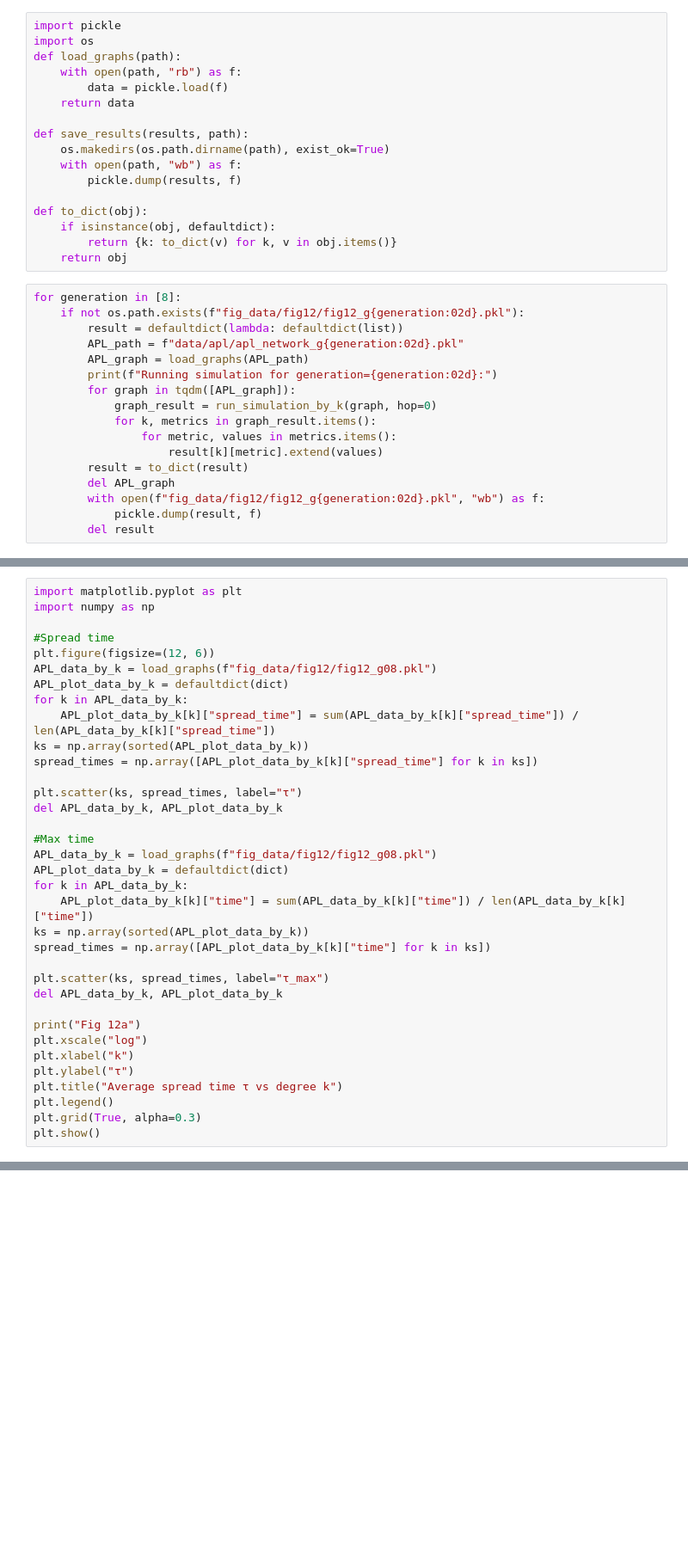
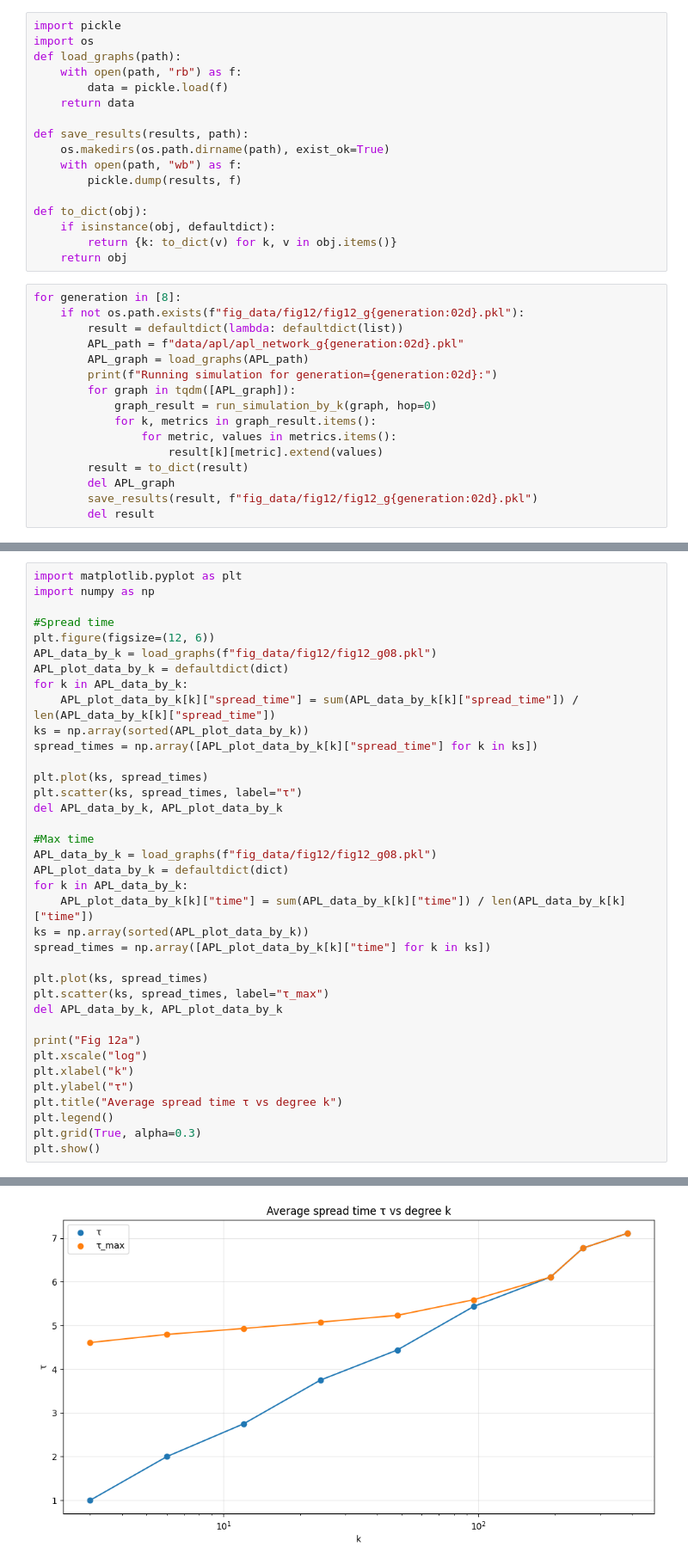
Before and after one commit to DoDoanHoangDu/GossipSpreadSimulation, a Jupyter notebook: simulation_fig12.ipynb, the cells around one changed output, grey strips where cells are left out. Shown at 86% size. Drawn from its saved outputs; the diff is of its cells as text; blank space fills up the shorter version.

```diff
--- a/simulation_fig12.ipynb
+++ b/simulation_fig12.ipynb
@@ -100,6 +100,5 @@ for generation in [8]:
                     result[k][metric].extend(values)
         result = to_dict(result)
         del APL_graph
-        with open(f"fig_data/fig12/fig12_g{generation:02d}.pkl", "wb") as f:
-            pickle.dump(result, f)
+        save_results(result, f"fig_data/fig12/fig12_g{generation:02d}.pkl")
         del result
@@ -116,6 +117,7 @@ for k in APL_data_by_k:
 ks = np.array(sorted(APL_plot_data_by_k))
 spread_times = np.array([APL_plot_data_by_k[k]["spread_time"] for k in ks])
 
+plt.plot(ks, spread_times)
 plt.scatter(ks, spread_times, label="τ")
 del APL_data_by_k, APL_plot_data_by_k
 
@@ -127,6 +129,7 @@ for k in APL_data_by_k:
 ks = np.array(sorted(APL_plot_data_by_k))
 spread_times = np.array([APL_plot_data_by_k[k]["time"] for k in ks])
 
+plt.plot(ks, spread_times)
 plt.scatter(ks, spread_times, label="τ_max")
 del APL_data_by_k, APL_plot_data_by_k
 
@@ -138,3 +141,4 @@ plt.title("Average spread time τ vs degree k")
 plt.legend()
 plt.grid(True, alpha=0.3)
 plt.show()
+# %% [output]
@@ -141,3 +146,4 @@ plt.show()
+[figure, added]
 # %%
 #Spread factor
 plt.figure(figsize=(12, 6))
```
Also changed, not shown: parts of 3 cells of this notebook.
